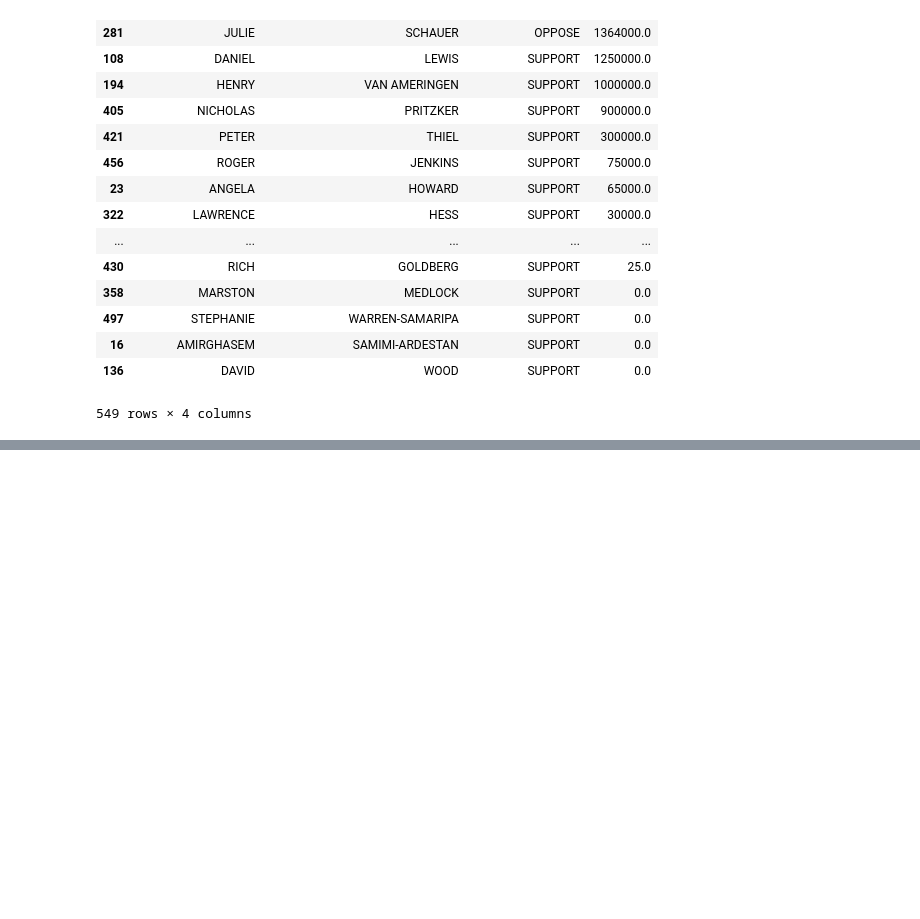
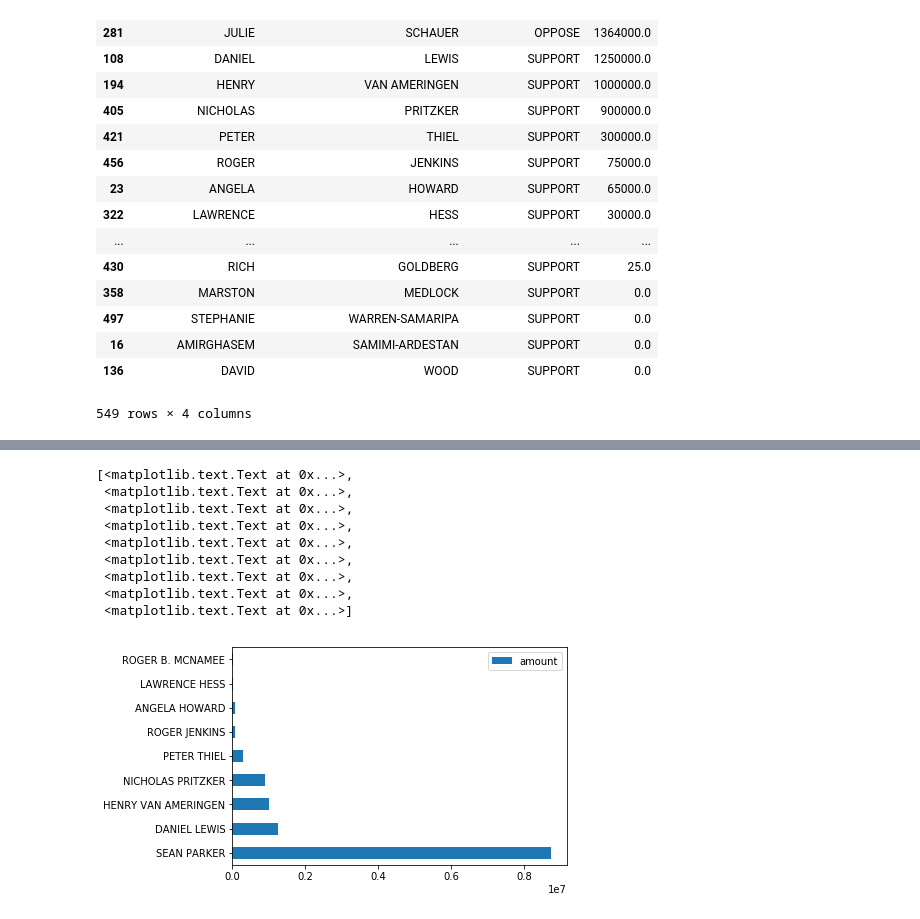
Before and after one commit to terrencesehr/first-python-notebook, a Jupyter notebook: pandas_mooc.ipynb, the cells around one changed output, grey strips where cells are left out. Cells and saved outputs as stored; diff of their text form; code cells hidden in the pictures; blank space fills up the shorter version.

```diff
--- a/pandas_mooc.ipynb
+++ b/pandas_mooc.ipynb
@@ -251,0 +343,2 @@ merge.groupby(["contributor_firstname","contributor_lastname","committee_positio
+# %%
+top_supporters['contributor_cleanname'] = top_supporters.apply(combine_names, axis=1)
@@ -251,0 +359,4 @@ merge.groupby(["contributor_firstname","contributor_lastname","committee_positio
+# %%
+top_sup_clean = top_supporters.groupby(
+    "contributor_cleanname"
+).amount.sum().reset_index().sort_values("amount", ascending=False).head(10)
@@ -251,0 +376,14 @@ merge.groupby(["contributor_firstname","contributor_lastname","committee_positio
+# %%
+chart = top_sup_clean.plot.barh()
+chart.set_yticklabels(top_sup_clean.contributor_cleanname)
+# %% [output]
+[<matplotlib.text.Text at 0x...>,
+ <matplotlib.text.Text at 0x...>,
+ <matplotlib.text.Text at 0x...>,
+ <matplotlib.text.Text at 0x...>,
+ <matplotlib.text.Text at 0x...>,
+ <matplotlib.text.Text at 0x...>,
+ <matplotlib.text.Text at 0x...>,
+ <matplotlib.text.Text at 0x...>,
+ <matplotlib.text.Text at 0x...>]
+[figure, added]
```
Also changed, not shown: parts of 13 cells of this notebook.
